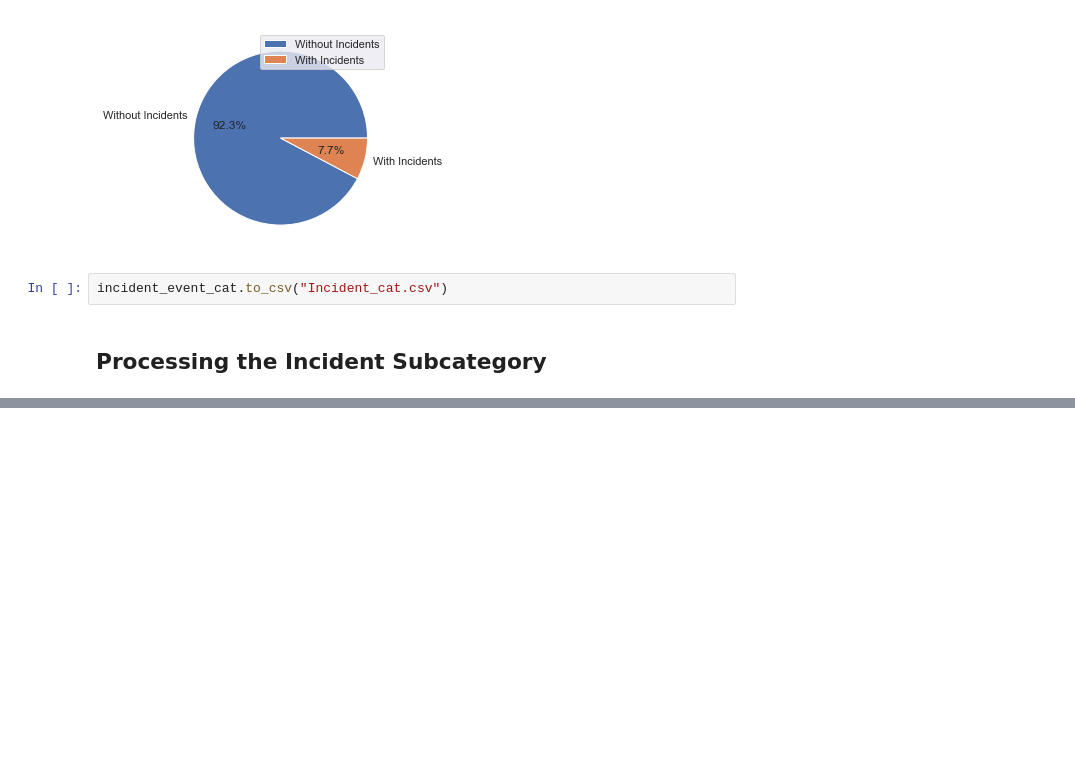
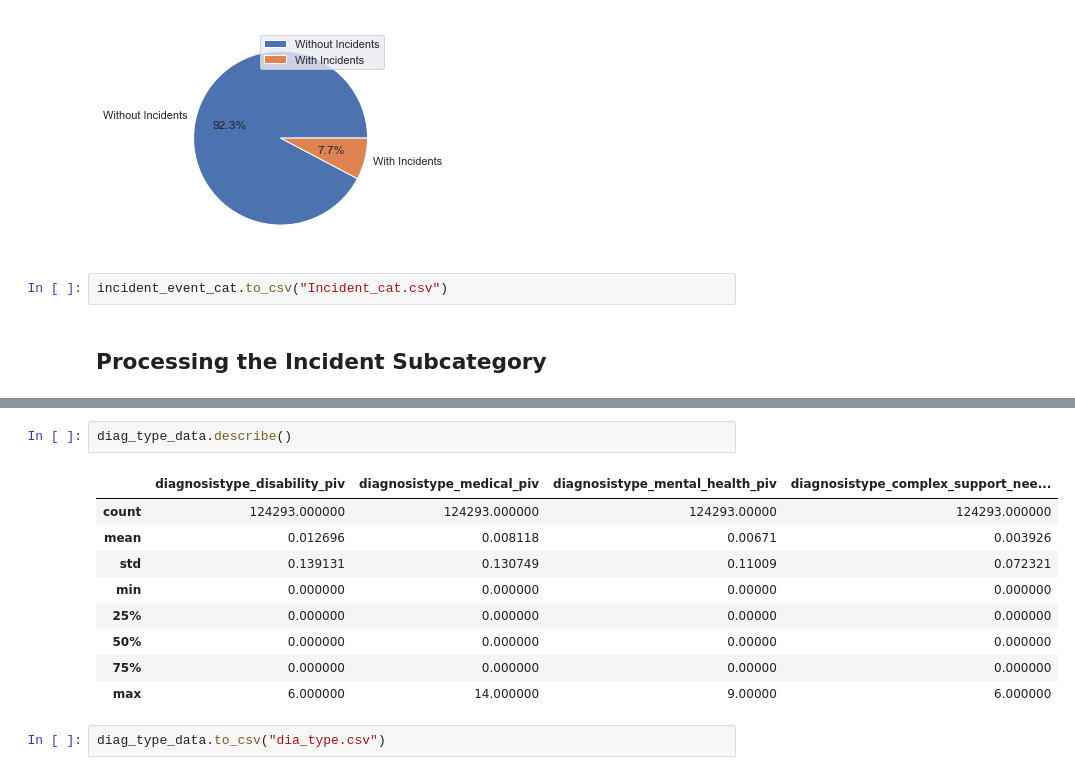
Before and after one commit to Troy-Cao/LWB-Risk-Cient-Detection, a Jupyter notebook: preprocessing.ipynb, the cells around one changed output, grey strips where cells are left out. Drawn from its saved outputs; the diff is of its cells as text; blank space fills up the shorter version.

```diff
--- a/preprocessing.ipynb
+++ b/preprocessing.ipynb
@@ -419,0 +496,14 @@ incident_event_cat.to_csv("Incident_cat.csv")
+# %%
+diag_type_data.describe()
+# %% [output]
+|  | diagnosistype_disability_piv | diagnosistype_medical_piv | diagnosistype_mental_health_piv | diagnosistype_complex_support_nee... |
+| count | 124293.000000 | 124293.000000 | 124293.00000 | 124293.000000 |
+| mean | 0.012696 | 0.008118 | 0.00671 | 0.003926 |
+| std | 0.139131 | 0.130749 | 0.11009 | 0.072321 |
+| min | 0.000000 | 0.000000 | 0.00000 | 0.000000 |
+| 25% | 0.000000 | 0.000000 | 0.00000 | 0.000000 |
+| 50% | 0.000000 | 0.000000 | 0.00000 | 0.000000 |
+| 75% | 0.000000 | 0.000000 | 0.00000 | 0.000000 |
+| max | 6.000000 | 14.000000 | 9.00000 | 6.000000 |
+# %%
+diag_type_data.to_csv("dia_type.csv")
```
Also changed, not shown: parts of 11 cells of this notebook.
